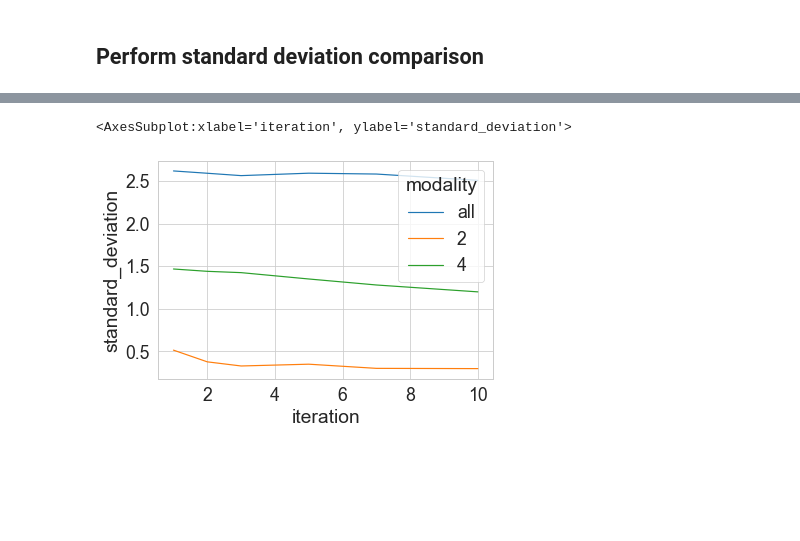
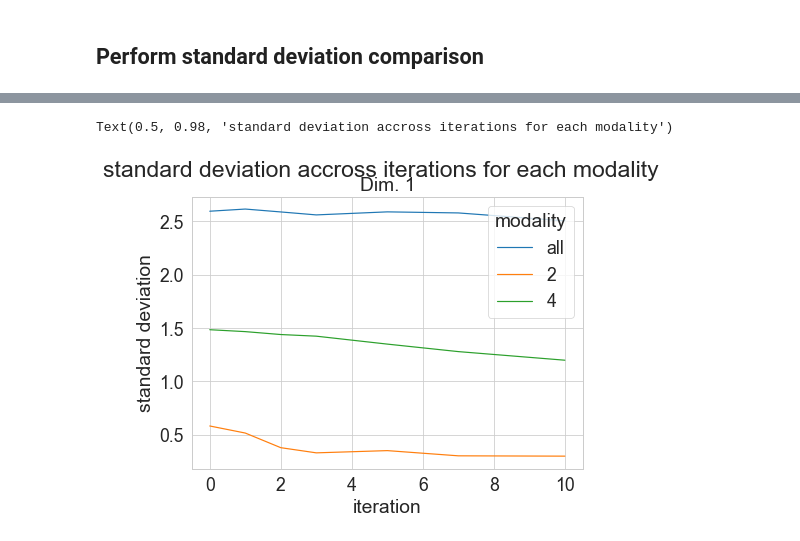
Before and after one commit to octopize/avatar-paper, a Jupyter notebook: notebooks/final_figure/2.Iteration_WBCD.ipynb, the cells around one changed output, grey strips where cells are left out. Saved outputs shown, nothing was run; the diff lists cells and outputs as text; code cells hidden in the pictures; blank space fills up the shorter version.

Commit message:
feat: add variability chart

```diff
--- a/notebooks/final_figure/2.Iteration_WBCD.ipynb
+++ b/notebooks/final_figure/2.Iteration_WBCD.ipynb
@@ -205,11 +205,24 @@ for modalities in records_set["Class"].unique():
 
 
 
-standard_deviations = []
-iterations = []
-modalities = []
-dimensions = []
-percentages = []
+standard_deviations = [
+    original_std[0],
+    original_std[1],
+    modality1_std[0],
+    modality1_std[1],
+    modality2_std[0],
+    modality2_std[1], ]
+iterations = [0,0, 0,0,0,0]
+modalities = ["all", "all", 2, 2, 4, 4]
+dimensions = ["Dim. 1", "Dim. 2", "Dim. 1", "Dim. 2", "Dim. 1", "Dim. 2"]
+percentages = [
+    original_std[0]/original_std[0],
+    original_std[1]/original_std[1],
+     modality1_std[0]/modality1_std[0],
+     modality1_std[1]/modality1_std[1],
+     modality2_std[0]/modality2_std[0],
+     modality2_std[1]/modality2_std[1],
+     ]
 
 
 for df, iteration, __ in list:
@@ -269,5 +282,12 @@ sns.lineplot(data=results[results["dimension"] == "Dim. 1"], x="iteration", y="p
 # %%
+
+fig, ax = plt.subplots(figsize=(7,5))
 sns.lineplot(data=results[results["dimension"] == "Dim. 1"], x="iteration", y="standard_deviation", hue="modality")
+ax.set(
+    title='Dim. 1'
+    )
+ax.set_ylabel('standard deviation')
+fig.suptitle('standard deviation accross iterations for each modality')
 # %% [output]
-<AxesSubplot:xlabel='iteration', ylabel='standard_deviation'>
+Text(0.5, 0.98, 'standard deviation accross iterations for each modality')
-[figure, old version]
+[figure, new version]
```
Also changed, not shown: parts of 7 cells of this notebook, 1 other file.
